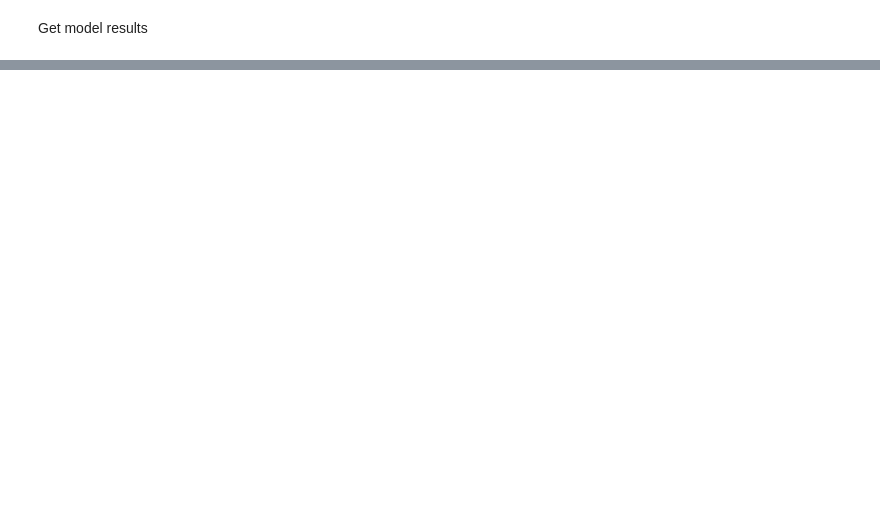
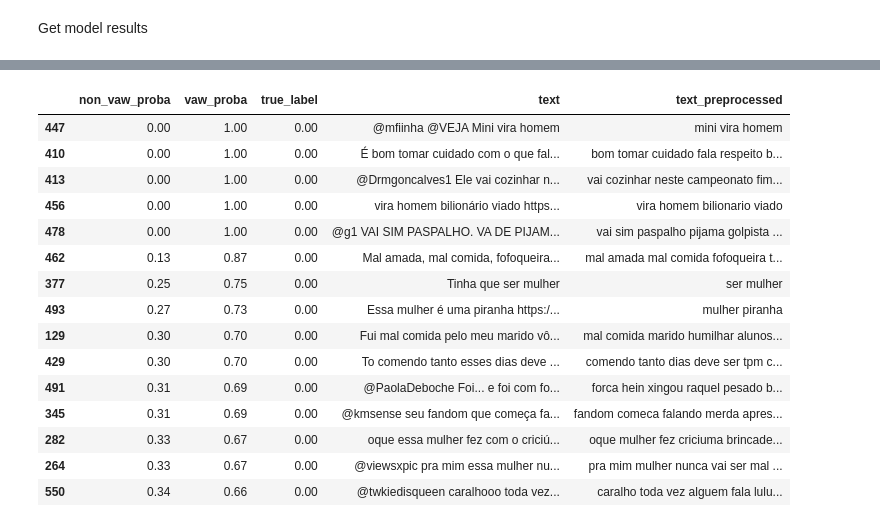
Before and after one commit to DCandelero/Automatic-detection-of-violence-against-women-in-texts-in-the-digital-environment, a Jupyter notebook: src/ml_text/text_main.ipynb, the cells around one changed output, grey strips where cells are left out. Drawn from its saved outputs; the diff is of its cells as text; code cells hidden in the pictures; blank space fills up the shorter version.

```diff
--- a/src/ml_text/text_main.ipynb
+++ b/src/ml_text/text_main.ipynb
@@ -192,0 +280,22 @@ predict_text('Você não é uma vadia')
+# %%
+# Top 10 classificações true negative (non vaw)
+nv_tn = nv_classifier_predictions.sort_values(by='non_vaw_proba', ascending=True).head(15)
+nv_tn[['vaw_proba', 'text', 'text_preprocessed']].to_csv('nv_tn.csv', index=False)
+nv_tn
+# %% [output]
+|  | non_vaw_proba | vaw_proba | true_label | text | text_preprocessed |
+| 447 | 0.00 | 1.00 | 0.00 | @mfiinha @VEJA Mini vira homem | mini vira homem |
+| 410 | 0.00 | 1.00 | 0.00 | É bom tomar cuidado com o que fal... | bom tomar cuidado fala respeito b... |
+| 413 | 0.00 | 1.00 | 0.00 | @Drmgoncalves1 Ele vai cozinhar n... | vai cozinhar neste campeonato fim... |
+| 456 | 0.00 | 1.00 | 0.00 | vira homem bilionário viado https... | vira homem bilionario viado |
+| 478 | 0.00 | 1.00 | 0.00 | @g1 VAI SIM PASPALHO. VA DE PIJAM... | vai sim paspalho pijama golpista ... |
+| 462 | 0.13 | 0.87 | 0.00 | Mal amada, mal comida, fofoqueira... | mal amada mal comida fofoqueira t... |
+| 377 | 0.25 | 0.75 | 0.00 | Tinha que ser mulher | ser mulher |
+| 493 | 0.27 | 0.73 | 0.00 | Essa mulher é uma piranha https:/... | mulher piranha |
+| 129 | 0.30 | 0.70 | 0.00 | Fui mal comida pelo meu marido vô... | mal comida marido humilhar alunos... |
+| 429 | 0.30 | 0.70 | 0.00 | To comendo tanto esses dias deve ... | comendo tanto dias deve ser tpm c... |
+| 491 | 0.31 | 0.69 | 0.00 | @PaolaDeboche Foi... e foi com fo... | forca hein xingou raquel pesado b... |
+| 345 | 0.31 | 0.69 | 0.00 | @kmsense seu fandom que começa fa... | fandom comeca falando merda apres... |
+| 282 | 0.33 | 0.67 | 0.00 | oque essa mulher fez com o criciú... | oque mulher fez criciuma brincade... |
+| 264 | 0.33 | 0.67 | 0.00 | @viewsxpic pra mim essa mulher nu... | pra mim mulher nunca vai ser mal ... |
+| 550 | 0.34 | 0.66 | 0.00 | @twkiedisqueen caralhooo toda vez... | caralho toda vez alguem fala lulu... |
```
Also changed, not shown: parts of 30 cells of this notebook, 2 other files.
